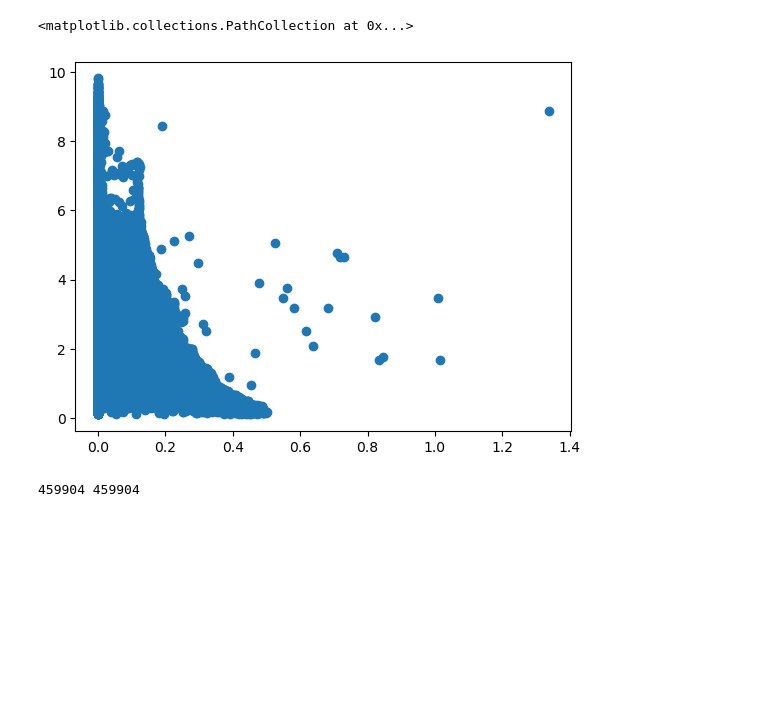
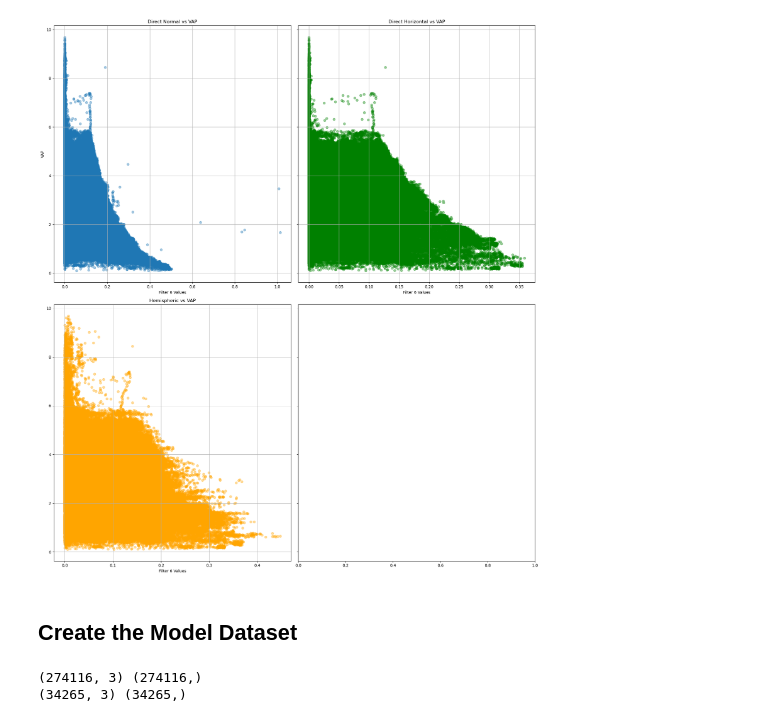
Before and after one commit to ARM-Synergy/race-2-the-bottom, a Jupyter notebook: notebooks/train_model.ipynb, the cells around one changed output. Drawn from its saved outputs; the diff is of its cells as text; code cells hidden in the pictures; blank space fills up the shorter version.

Commit message:
update MLP model

```diff
--- a/notebooks/train_model.ipynb
+++ b/notebooks/train_model.ipynb
@@ -10,6 +12,10 @@ from torch.utils.data import DataLoader, TensorDataset
 from sklearn.preprocessing import StandardScaler
 from sklearn.metrics import mean_absolute_error, mean_squared_error, r2_score
 # %%
+# load data with xarray
 ds_radio = xr.open_dataset('radiometer.nc')
-ds_radio
+ds_radio = ds_radio[['vap', 'qc_vap']]
+
+ds_mfrs = xr.open_dataset('mfrs.nc')
+ds_mfrs
 # %% [output]
@@ -54 +39,8 @@ Attributes: (12/38)
+# %%
+# remove data where the value of the QC bit is not 0 (remove the bad data)
+ds_mfrs = ds_mfrs.where(ds_mfrs.qc_direct_normal_narrowband_filter6 == 0, drop=True)
+ds_mfrs = ds_mfrs.where(ds_mfrs.qc_hemisp_narrowband_filter6 == 0, drop=True)
+ds_mfrs = ds_mfrs.where(ds_mfrs.qc_direct_horizontal_narrowband_filter6 == 0, drop=True)
+
+ds_radio = ds_radio.where(ds_radio.qc_vap == 0, drop=True)
 # %%
@@ -88,0 +53,3 @@ plt.plot(vap_time[mask1], vap_values[mask1])
+# %%
+ds_combined = xr.merge([ds_radio, ds_mfrs], join='inner')
+ds_combined
@@ -89,21 +74,48 @@ plt.plot(vap_time[mask1], vap_values[mask1])
 # %%
-plt.scatter(direct_values[mask2], vap_values[mask1])
+# Create a 1-row, 3-column plot layout
+fig, axes = plt.subplots(2, 2, figsize=(18, 20), sharey=True)
+
+# 1. Direct Normal
+axes[0,0].scatter(ds_combined.direct_normal_narrowband_filter6.values, ds_combined.vap.values, alpha=0.4)
+axes[0,0].set_title("Direct Normal vs VAP")
+axes[0,0].set_xlabel("Filter 6 Values")
+axes[0,0].set_ylabel("VAP")
+axes[0,0].grid(True)
+
+# 2. Hemispheric
+axes[1,0].scatter(ds_combined.hemisp_narrowband_filter6.values, ds_combined.vap.values, alpha=0.4, color='orange')
+axes[1,0].set_title("Hemispheric vs VAP")
+axes[1,0].set_xlabel("Filter 6 Values")
+axes[1,0].grid(True)
+
+# 3. Direct Horizontal
+axes[0,1].scatter(ds_combined.direct_horizontal_narrowband_filter6.values, ds_combined.vap.values, alpha=0.4, color='green')
+axes[0,1].set_title("Direct Horizontal vs VAP")
+axes[0,1].set_xlabel("Filter 6 Values")
+axes[0,1].grid(True)
+
+plt.tight_layout()
+plt.show()
 # %% [output]
-<matplotlib.collections.PathCollection at 0x...>
-[figure, old version]
+[figure, new version]
+# %% [markdown]
+## Create the Model Dataset
 # %%
 # split the datasets into training, validation, and testing
-x_data = direct_values[mask2]
-y_data = vap_values[mask1] / 10
+x_data = ds_combined[['direct_normal_narrowband_filter6', 'hemisp_narrowband_filter6',
+                      'direct_horizontal_narrowband_filter6']].to_array().values.T
+y_data = ds_combined.vap.values / 10
+
+x_train = x_data[:int(x_data.shape[0]*0.8),:]
+x_val = x_data[int(x_data.shape[0]*0.8):int(x_data.shape[0]*0.9),:]
+x_test = x_data[int(x_data.shape[0]*0.9):,:]
+
+y_train = y_data[:int(x_data.shape[0]*0.8)]
+y_val = y_data[int(x_data.shape[0]*0.8):int(x_data.shape[0]*0.9)]
+y_test = y_data[int(x_data.shape[0]*0.9):]
+
+print(x_train.shape, y_train.shape)
+print(x_test.shape, y_test.shape)
+# %% [output]
+(274116, 3) (274116,)
+(34265, 3) (34265,)
-# %%
-x_train = x_data[:int(x_data.shape[0]*0.8)]
-x_val = x_data[int(x_data.shape[0]*0.8):int(x_data.shape[0]*0.9)]
-x_test = x_data[int(x_data.shape[0]*0.9):]
-
-y_train = y_data[:int(x_data.shape[0]*0.8)]
-y_val = y_data[int(x_data.shape[0]*0.8):int(x_data.shape[0]*0.9)]
-y_test = y_data[int(x_data.shape[0]*0.9):]
-
-print(x_train.shape[0], y_train.shape[0])
-# %% [output]
-459904 459904
```
Also changed, not shown: parts of 11 cells of this notebook.
